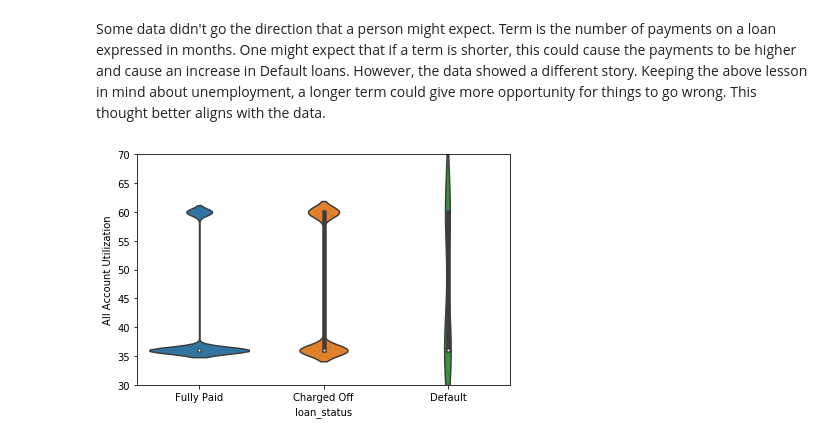
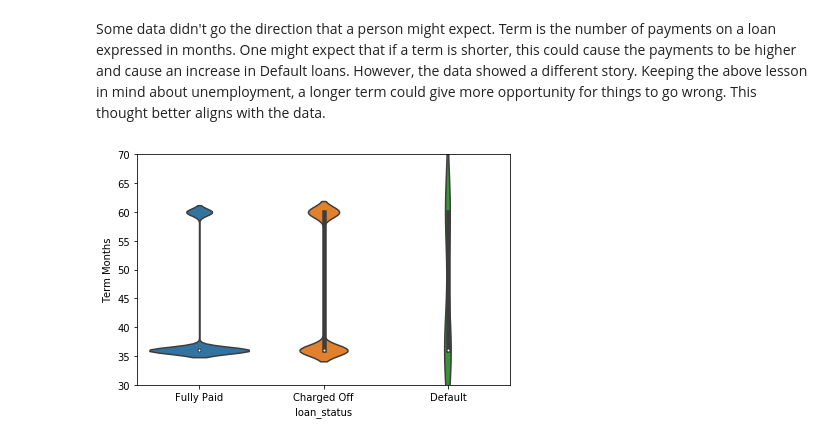
Before and after one commit to mmiller124/Springboard, a Jupyter notebook: LendingClub/Capstone Project 1 Data Story.ipynb, the cells around one changed output. Drawn from its saved outputs; the diff is of its cells as text; code cells hidden in the pictures.

```diff
--- a/LendingClub/Capstone Project 1 Data Story.ipynb
+++ b/LendingClub/Capstone Project 1 Data Story.ipynb
@@ -247,9 +247,9 @@ plt.gca().invert_yaxis()
 Some data didn't go the direction that a person might expect.  Term is the number of payments on a loan expressed in months.  One might expect that if a term is shorter, this could cause the payments to be higher and cause an increase in Default loans.  However, the data showed a different story.  Keeping the above lesson in mind about unemployment, a longer term could give more opportunity for things to go wrong.  This thought better aligns with the data.
 # %%
 sns.violinplot(x='loan_status', y='term_months', data=df)
-plt.ylabel('All Account Utilization')
+plt.ylabel('Term Months')
 plt.ylim(30, 70)
 plt.tight_layout()
 plt.show()
 # %% [output]
-[figure, old version]
+[figure, new version]
```
Also changed, not shown: parts of 6 cells of this notebook, 1 other file.
